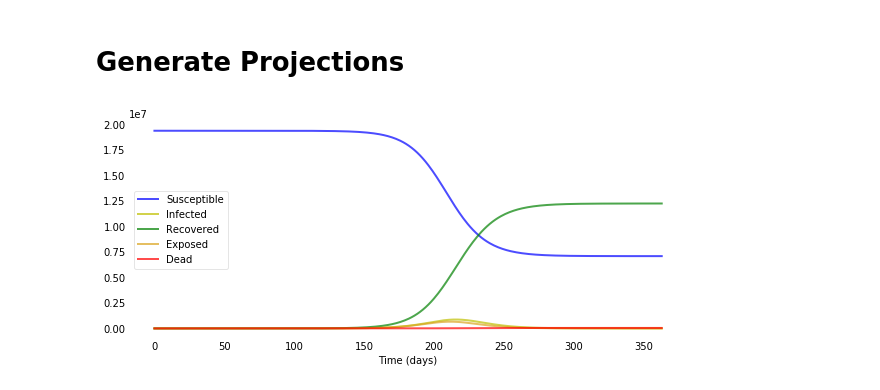
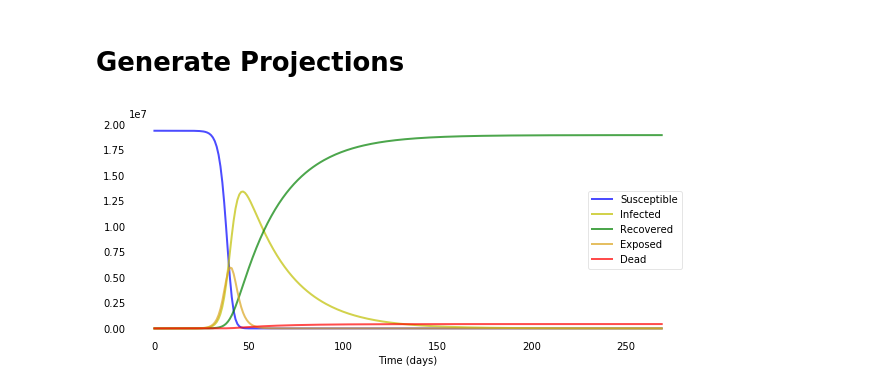
Before and after one commit to qmss-5052-fall-2020/class_project, a Jupyter notebook: KPMG Team/Modelling/Model/SEIR Model.ipynb, the cells around one changed output. Saved outputs shown, nothing was run; the diff lists cells and outputs as text; code cells hidden in the pictures.

```diff
--- a/KPMG Team/Modelling/Model/SEIR Model.ipynb
+++ b/KPMG Team/Modelling/Model/SEIR Model.ipynb
@@ -147,15 +167,5 @@ get_best_params(df, 'New York')
 # %% [markdown]
 # Generate Projections
-# %%
-# TO DO:
-# generate "starting" vector for a given point in time based on the known information
-
-y0 = S, E, I, R, D
-S = N - E, I, R, D
-E = ??
-I = df['Confirmed']
-R = ??
-D = df['Deaths']
 # %%
 # plot function
 def plotSEIR(t, S, E, I, R, D):
@@ -178,8 +188,8 @@ def plotSEIR(t, S, E, I, R, D):
   plt.show()
 # %%
 # current "projection" for NY - obviously way off
-t, S, E, I, R, D = SEIR(days = 364, N = 19378102, beta = 0.3924586961315347, gamma = 0.24999999999999997, rho = 1.0/15.0, alpha = .0139, delta = 1.0/3.0)
+t, S, E, I, R, D = SEIR(days = 270, N = 19378102, beta = 1.1406094480131992, gamma = 0.04166666666886029, rho = 1.0/15.0, alpha = .0139, delta = 1.0/3.0)
 
 plotSEIR(t, S, E, I, R, D)
 # %% [output]
-[figure, old version]
+[figure, new version]
```
Also changed, not shown: parts of 5 cells of this notebook, 9 other files.
